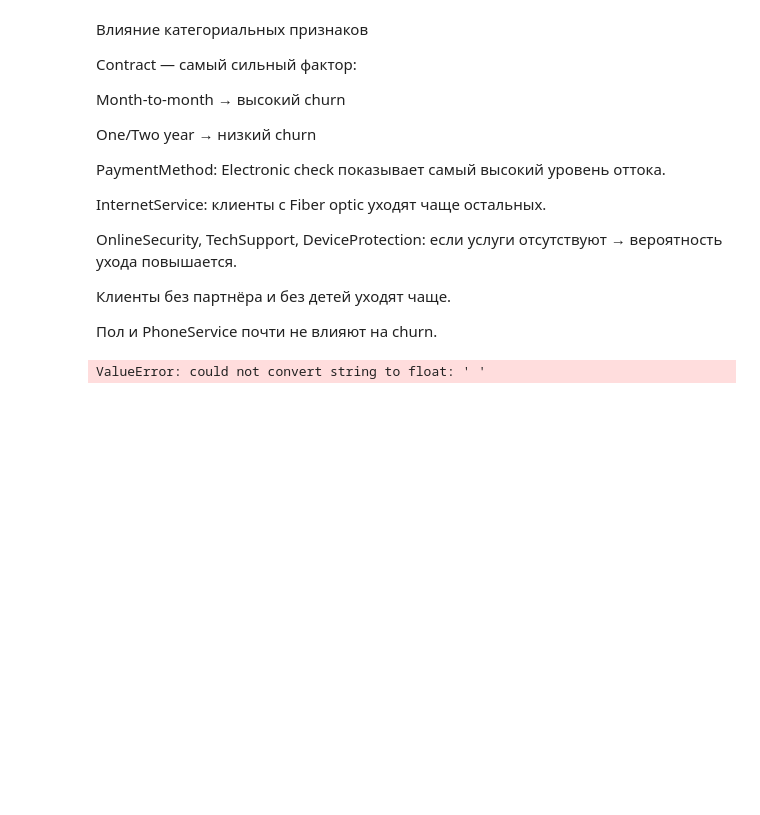
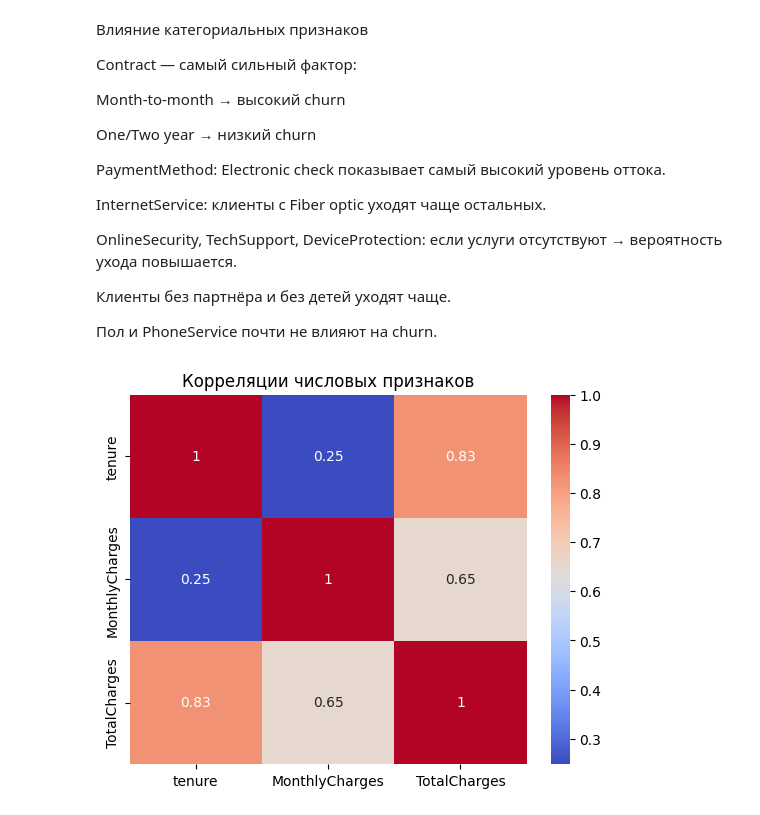
Before and after one commit to Nusultan11/telco-customer-churn-ml, a Jupyter notebook: notebooks/01_EDA_ML.ipynb, the cells around one changed output. Saved outputs shown, nothing was run; the diff lists cells and outputs as text; code cells hidden in the pictures; blank space fills up the shorter version.

```diff
--- a/notebooks/01_EDA_ML.ipynb
+++ b/notebooks/01_EDA_ML.ipynb
@@ -186,9 +177,11 @@ OnlineSecurity, TechSupport, DeviceProtection: если услуги отсут
 Клиенты без партнёра и без детей уходят чаще.
 
 Пол и PhoneService почти не влияют на churn.
-# %%
-sns.heatmap(df[numerical_columns].corr(), annot=True, cmap='coolwarm')
-plt.title('Корреляции числовых признаков')
-plt.show()
-# %% [output]
-ValueError: could not convert string to float: ' '
+# %%
+temp = df.copy()
+temp['TotalCharges'] = pd.to_numeric(temp['TotalCharges'], errors='coerce')
+sns.heatmap(temp[numerical_columns].corr(), annot=True, cmap='coolwarm')
+plt.title('Корреляции числовых признаков')
+plt.show()
+# %% [output]
+[figure, added]
```
Also changed, not shown: parts of 4 cells of this notebook.
